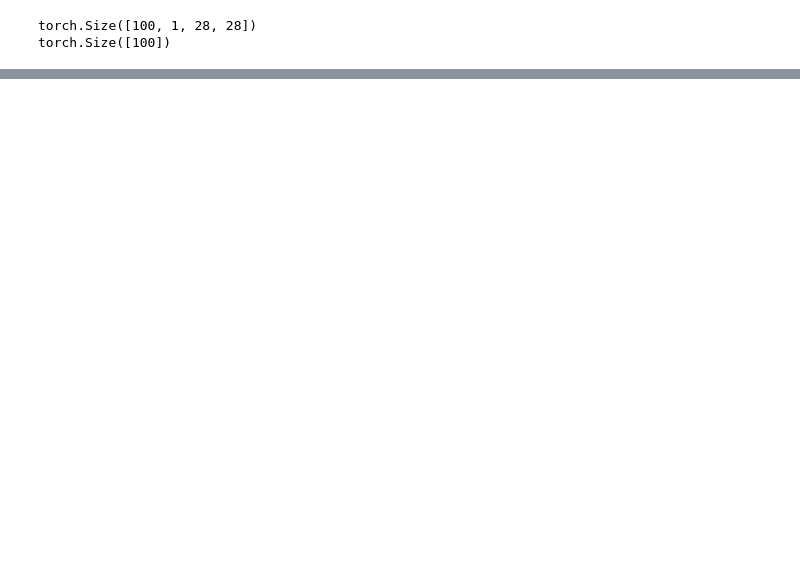
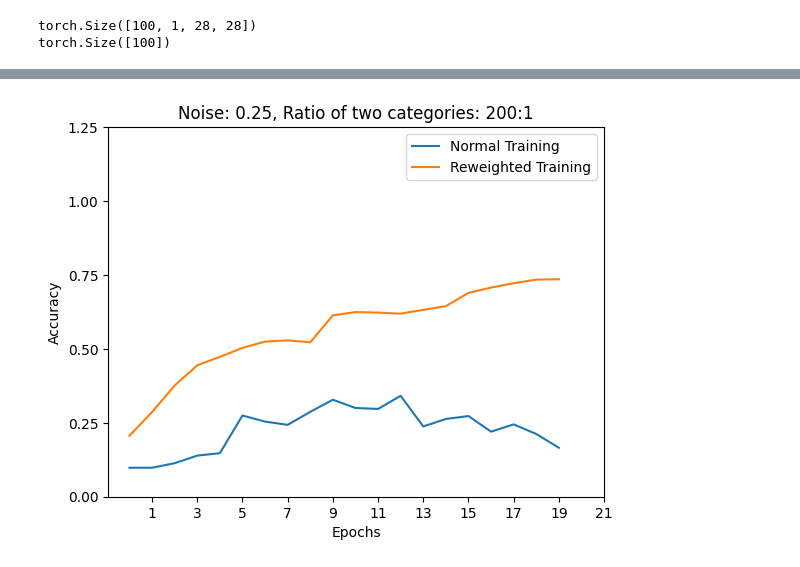
Before and after one commit to realojaswi/Learning-to-Reweight-Examples-for-Robust-Deep-Learning, a Jupyter notebook: Checkpoint3.ipynb, the cells around one changed output, grey strips where cells are left out. Cells and saved outputs as stored; diff of their text form; code cells hidden in the pictures; blank space fills up the shorter version.

```diff
--- a/Checkpoint3.ipynb
+++ b/Checkpoint3.ipynb
@@ -309,6 +343,6 @@ class trainer():
 # %%
 # Instantiate and train model using traditional method
-model = SimpleCNN(n_out=1)
+model = SimpleCNN(n_out=10)
 my_trainer_normal= trainer(model, train_loader, test_loader, X_validation, y_validation, device)
-normal_losses=my_trainer_normal.train_normal(epochs= 20)
+normal_acc=my_trainer_normal.train_normal(epochs= 20)
 # %% [output]
@@ -332,6 +366,6 @@ Test/Validation result: total sample: 1956, Avg loss: 0.693, Acc: 49.796%
 # %%
 # Instantiate and train model using proposed method
-model2= SimpleCNN(n_out=1)
+model2= SimpleCNN(n_out=10)
 my_trainer2= trainer(model2, train_loader, test_loader, X_validation, y_validation, device)
-reweighted=my_trainer2.train_reweighted(epochs= 20)
+reweighted_acc=my_trainer2.train_reweighted(epochs= 20)
 # %% [output]
@@ -354,0 +425,13 @@ Test/Validation result: total sample: 1956, Avg loss: 0.056, Acc: 98.926%
+# %%
+fig, ax = plt.subplots(1)
+ax.plot(normal_acc, label='Normal Training')
+ax.plot(reweighted_acc, label='Reweighted Training')
+ax.set_xlabel('Epochs')
+ax.set_xticks(np.array([1, 3, 5, 7, 9, 11, 13, 15, 17, 19, 21]))
+ax.set_yticks([0, 0.25, 0.5, 0.75, 1, 1.25])
+ax.set_ylabel('Accuracy')
+plt.title('Noise: 0.25, Ratio of two categories: 200:1')
+plt.legend()
+plt.show()
+# %% [output]
+[figure, added]
```
Also changed, not shown: parts of 11 cells of this notebook.
